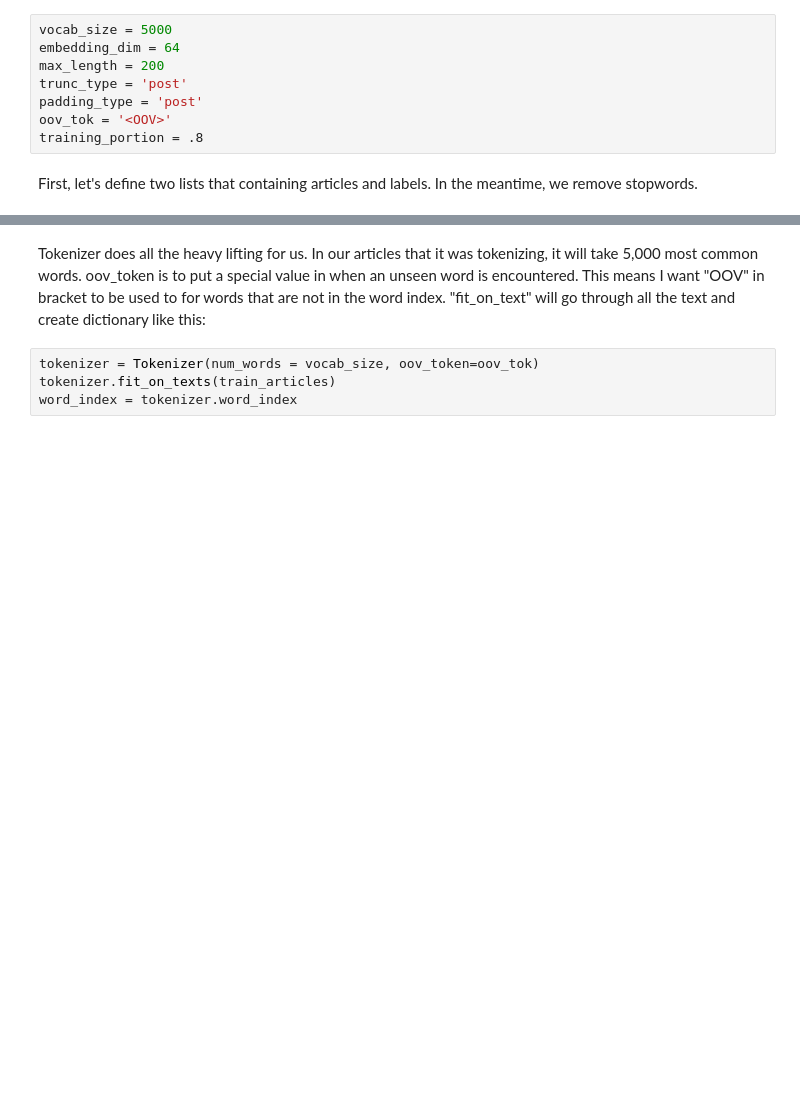
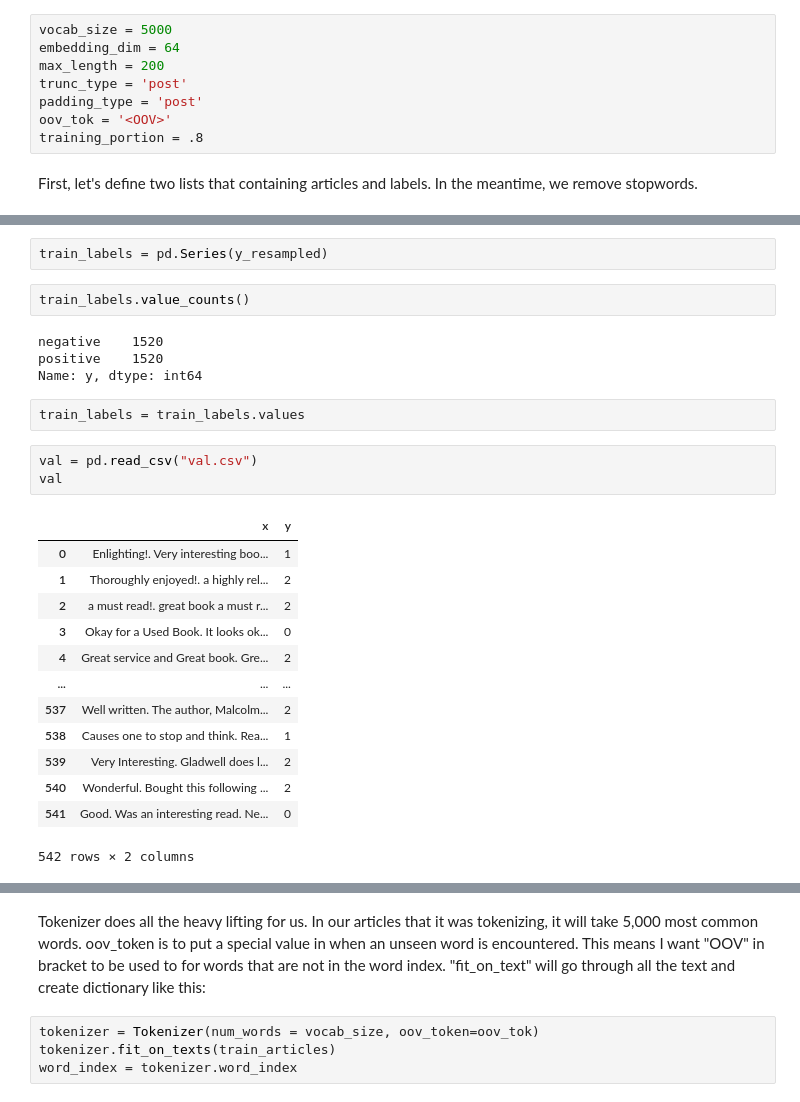
Before and after one commit to Dienert/reviews_analyzer, a Jupyter notebook: notebooks/5 - LSTM.ipynb, the cells around one changed output, grey strips where cells are left out. Drawn from its saved outputs; the diff is of its cells as text; blank space fills up the shorter version.

```diff
--- a/notebooks/5 - LSTM.ipynb
+++ b/notebooks/5 - LSTM.ipynb
@@ -71,0 +116,27 @@ print(len(validation_labels))
+# %%
+train_labels = pd.Series(y_resampled)
+# %%
+train_labels.value_counts()
+# %% [output]
+negative    1520
+positive    1520
+Name: y, dtype: int64
+# %%
+train_labels = train_labels.values
+# %%
+val = pd.read_csv("val.csv")
+val
+# %% [output]
+|  | x | y |
+| 0 | Enlighting!. Very interesting boo... | 1 |
+| 1 | Thoroughly enjoyed!. a highly rel... | 2 |
+| 2 | a must read!. great book a must r... | 2 |
+| 3 | Okay for a Used Book. It looks ok... | 0 |
+| 4 | Great service and Great book. Gre... | 2 |
+| ... | ... | ... |
+| 537 | Well written. The author, Malcolm... | 2 |
+| 538 | Causes one to stop and think. Rea... | 1 |
+| 539 | Very Interesting. Gladwell does l... | 2 |
+| 540 | Wonderful. Bought this following ... | 2 |
+| 541 | Good. Was an interesting read. Ne... | 0 |
+542 rows × 2 columns
```
Also changed, not shown: parts of 47 cells of this notebook.
